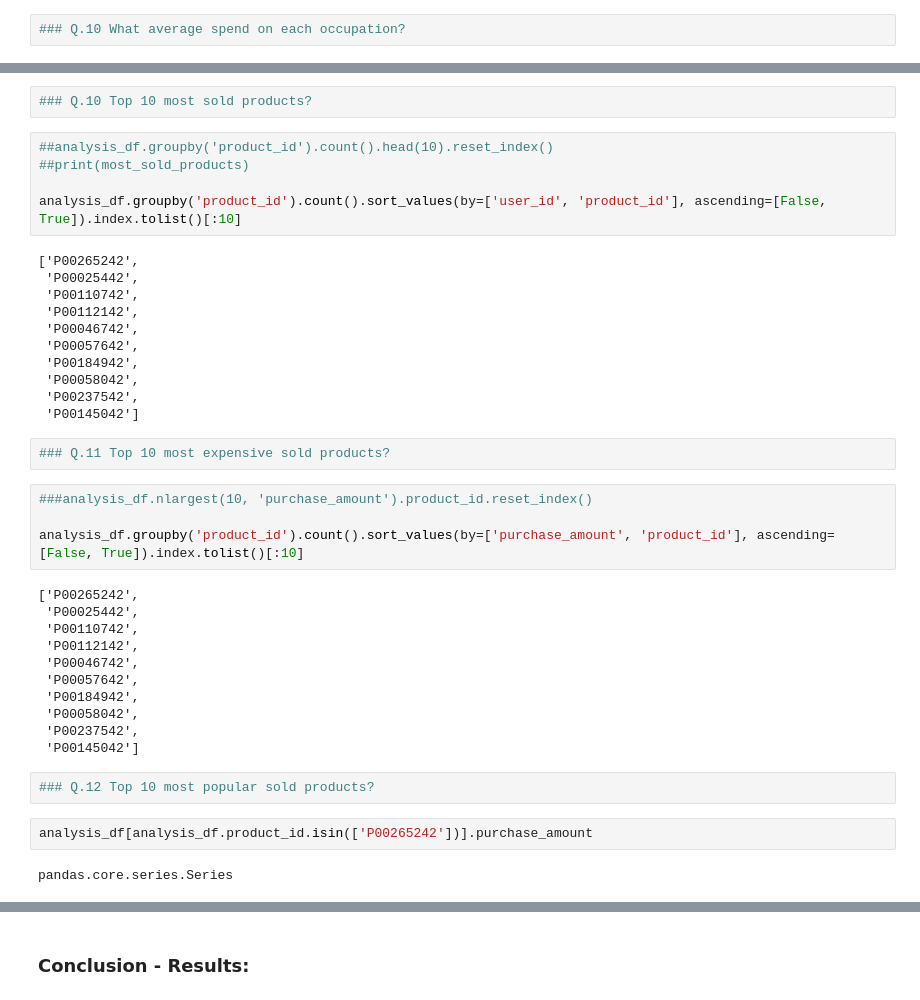
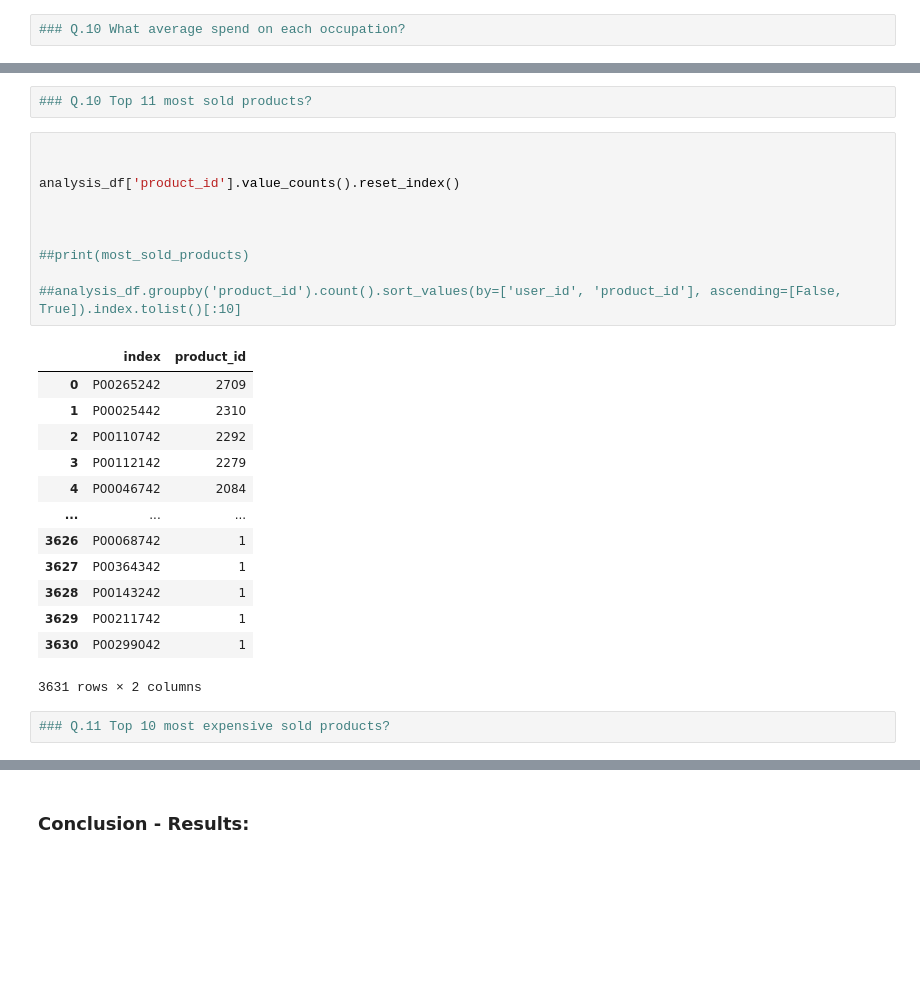
Before and after one commit to kirandhasade/Black_Friday_Analysis, a Jupyter notebook: Black friday.ipynb, the cells around one changed output, grey strips where cells are left out. Saved outputs shown, nothing was run; the diff lists cells and outputs as text; blank space fills up the shorter version.

```diff
--- a/Black friday.ipynb
+++ b/Black friday.ipynb
@@ -540,41 +557,28 @@ analysis_df.groupby('occupation_code')['purchase_amount'].mean().reset_index().r
 # %%
-### Q.10 Top 10 most sold products?
+### Q.10 Top 11 most sold products?
 # %%
-##analysis_df.groupby('product_id').count().head(10).reset_index()
+
+
+analysis_df['product_id'].value_counts().reset_index()
+
+
+
 ##print(most_sold_products)
 
-analysis_df.groupby('product_id').count().sort_values(by=['user_id', 'product_id'], ascending=[False, True]).index.tolist()[:10]
+##analysis_df.groupby('product_id').count().sort_values(by=['user_id', 'product_id'], ascending=[False, True]).index.tolist()[:10]
 # %% [output]
+|  | index | product_id |
+| 0 | P00265242 | 2709 |
+| 1 | P00025442 | 2310 |
+| 2 | P00110742 | 2292 |
+| 3 | P00112142 | 2279 |
+| 4 | P00046742 | 2084 |
+| ... | ... | ... |
+| 3626 | P00068742 | 1 |
+| 3627 | P00364342 | 1 |
+| 3628 | P00143242 | 1 |
+| 3629 | P00211742 | 1 |
+| 3630 | P00299042 | 1 |
-['P00265242',
- 'P00025442',
- 'P00110742',
- 'P00112142',
- 'P00046742',
- 'P00057642',
- 'P00184942',
- 'P00058042',
- 'P00237542',
- 'P00145042']
+3631 rows × 2 columns
 # %%
 ### Q.11 Top 10 most expensive sold products?
-# %%
-###analysis_df.nlargest(10, 'purchase_amount').product_id.reset_index()
-
-analysis_df.groupby('product_id').count().sort_values(by=['purchase_amount', 'product_id'], ascending=[False, True]).index.tolist()[:10]
-# %% [output]
-['P00265242',
- 'P00025442',
- 'P00110742',
- 'P00112142',
- 'P00046742',
- 'P00057642',
- 'P00184942',
- 'P00058042',
- 'P00237542',
- 'P00145042']
-# %%
-### Q.12 Top 10 most popular sold products?
-# %%
-analysis_df[analysis_df.product_id.isin(['P00265242'])].purchase_amount
-# %% [output]
-pandas.core.series.Series
```
Also changed, not shown: parts of 13 cells of this notebook.
